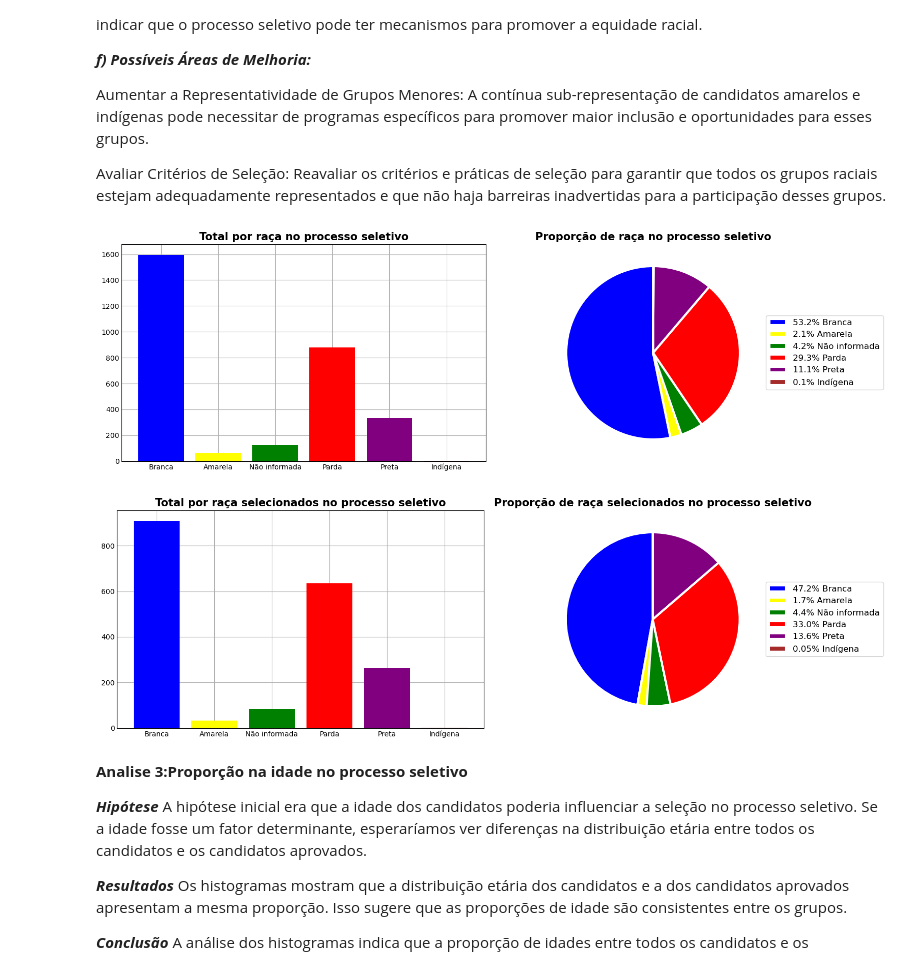
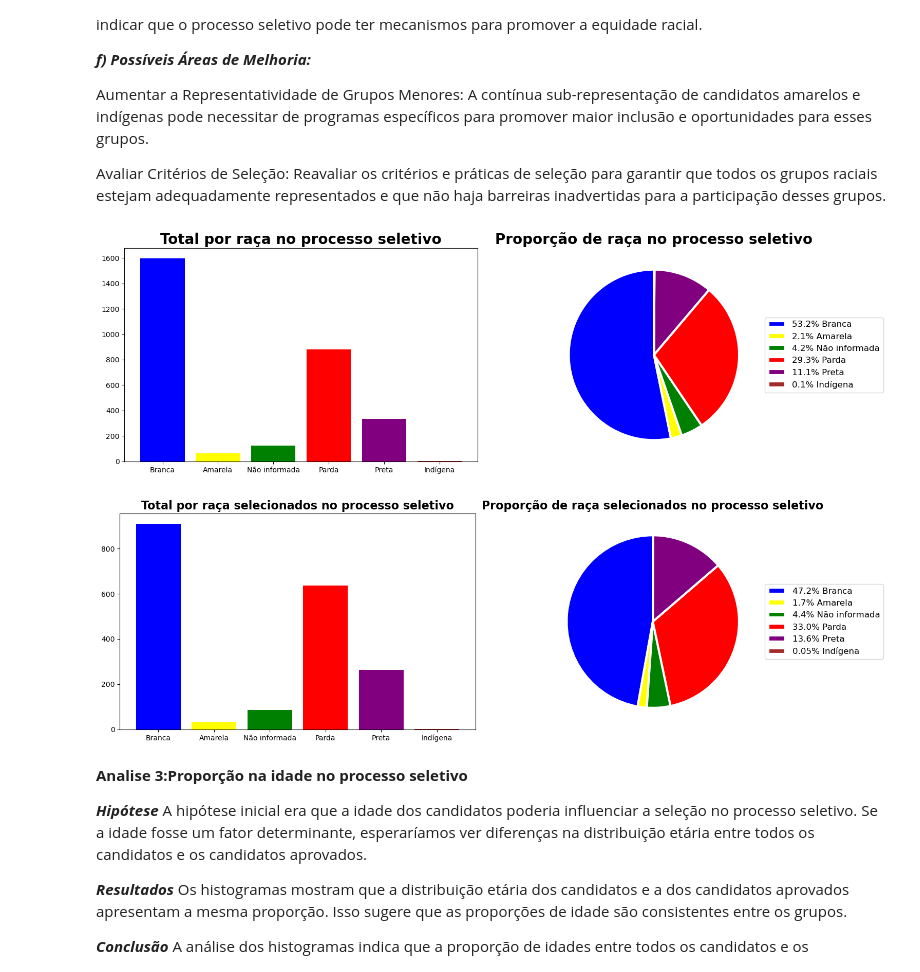
Before and after one commit to CesarMancioSilva/analise_processo_seletivo, a Jupyter notebook: Analise.ipynb, the cells around one changed output. Cells and saved outputs as stored; diff of their text form; code cells hidden in the pictures.

```diff
--- a/Analise.ipynb
+++ b/Analise.ipynb
@@ -47,7 +47,7 @@ k = [homem_aprovado,mulher_aprovado]
 
 fig, ax = plt.subplots(1, 2, figsize=(14, 4))
 ax[0].bar(x, y, color=['blue','red'])
-ax[0].set_title('Total de homens e mulheres no processo seletivo')
+ax[0].set_title('Total de candidatos no processo seletivo',fontsize=16,fontweight='bold')
 
 wedges, texts, autotexts = ax[1].pie(y, labels=x, autopct='%1.1f%%', startangle=90,wedgeprops={'linewidth': 3.0, 'edgecolor': 'white'},colors=['blue','red'])
 ax[1].legend(wedges, x, loc="center left", bbox_to_anchor=(1, 0, 0.5, 1),fontsize='large')
@@ -57,14 +57,14 @@ for autotext in autotexts:
     autotext.set_fontweight('bold')
 for text in texts:
     text.set_color('white')
-ax[1].set_title('Proporção de homens e mulheres no processo seletivo')
+ax[1].set_title('Proporção de candidatos no processo seletivo',fontsize=16,fontweight='bold')
 plt.tight_layout()
 plt.show()
 
 
 fig, ax = plt.subplots(1, 2, figsize=(14, 4))
 ax[0].bar(x, k, color=['blue','red'])
-ax[0].set_title('Total de homens e mulheres aprovados no processo seletivo')
+ax[0].set_title('Total aprovados no processo seletivo',fontsize=16,fontweight='bold')
 
 wedges, texts, autotexts = ax[1].pie(k, labels=x, autopct='%1.1f%%', startangle=90,wedgeprops={'linewidth': 3.0, 'edgecolor': 'white'},colors=['blue','red'])
 ax[1].legend(wedges, x, loc="center left", bbox_to_anchor=(1, 0, 0.5, 1),fontsize='large')
@@ -74,7 +74,7 @@ for autotext in autotexts:
     autotext.set_fontweight('bold')
 for text in texts:
     text.set_color('white')
-ax[1].set_title('Proporção de homens e mulheres aprovados no processo seletivo')
+ax[1].set_title('Proporção de aprovados no processo seletivo',fontsize=16,fontweight='bold')
 plt.tight_layout()
 plt.show()
 # %% [output]
@@ -136,7 +136,7 @@ result = [len(raça_Branca),len(raça_Amarela),len(raça_NI),len(raça_Parda),le
 
 fig, ax = plt.subplots(1, 2, figsize=(16, 5))
 ax[0].bar(raças,result,color=['blue','yellow','green','red','purple','brown'])
-ax[0].set_title('Total por raça no processo seletivo',fontsize=15,fontweight='bold')
+ax[0].set_title('Total por raça no processo seletivo',fontsize=20,fontweight='bold')
 
 wedges, texts, autotexts = ax[1].pie(result, labels=raças_prct, autopct='%1.1f%%', startangle=90,wedgeprops={'linewidth': 3.0, 'edgecolor': 'white'},colors=['blue','yellow','green','red','purple','brown'])
 ax[1].legend(wedges, raças_prct, loc="center left", bbox_to_anchor=(1, 0, 0.5, 1),fontsize='large')
@@ -150,7 +150,7 @@ for autotext in autotexts:
 
 for text in texts:
     text.set_color('white')
-ax[1].set_title('Proporção de raça no processo seletivo',fontsize=15,fontweight='bold')
+ax[1].set_title('Proporção de raça no processo seletivo',fontsize=20,fontweight='bold')
 fig.subplots_adjust()
 plt.tight_layout()
 plt.show()
@@ -158,37 +158,37 @@ plt.show()
 total_integrantes_selecionado = len(data.query('Selecionado == "Sim"'))
 prct_branca_selecionado = (len(raça_Branca.query('Selecionado == "Sim"'))*100)/total_integrantes_selecionado
 prct_amarela_selecionado = (len(raça_Amarela.query('Selecionado == "Sim"'))*100)/total_integrantes_selecionado
 prct_ni_selecionado = (len(raça_NI.query('Selecionado == "Sim"'))*100)/total_integrantes_selecionado
 prct_parda_selecionado = (len(raça_Parda.query('Selecionado == "Sim"'))*100)/total_integrantes_selecionado
 prct_preta_selecionado = (len(raça_Preta.query('Selecionado == "Sim"'))*100)/total_integrantes_selecionado
 prct_indigena_selecionado = (len(raça_Indigena.query('Selecionado == "Sim"'))*100)/total_integrantes_selecionado
 
 raças_prct_selecionado = [f'{round(prct_branca_selecionado,1)}% Branca',f'{round(prct_amarela_selecionado,1)}% Amarela',f'{round(prct_ni_selecionado,1)}% Não informada',f'{round(prct_parda_selecionado,1)}% Parda',f'{round(prct_preta_selecionado,1)}% Preta',f'{round(prct_indigena_selecionado,2)}% Indígena']
 result2 = [len(raça_Branca.query('Selecionado == "Sim"')),len(raça_Amarela.query('Selecionado == "Sim"')),len(raça_NI.query('Selecionado == "Sim"')),len(raça_Parda.query('Selecionado == "Sim"')),len(raça_Preta.query('Selecionado == "Sim"')),len(raça_Indigena.query('Selecionado == "Sim"'))]
 
 fig, bx = plt.subplots(1, 2, figsize=(16, 5))
 bx[0].bar(raças,result2,color=['blue','yellow','green','red','purple','brown'])
-bx[0].set_title('Total por raça selecionados no processo seletivo',fontsize=15,fontweight='bold')
+bx[0].set_title('Total por raça selecionados no processo seletivo',fontsize=16,fontweight='bold')
 
 wedges, texts, autotexts = bx[1].pie(result2, labels=raças_prct_selecionado, autopct='%1.1f%%', startangle=90,wedgeprops={'linewidth': 3.0, 'edgecolor': 'white'},colors=['blue','yellow','green','red','purple','brown'])
 bx[1].legend(wedges, raças_prct_selecionado, loc="center left", bbox_to_anchor=(1, 0, 0.5, 1),fontsize='large')
 for autotext in autotexts:
     autotext.set_color('white')
     autotext.set_fontsize(1)
     x, y = autotext.get_position()
     horizontal_offset = 2* x
     vertical_offset = 2 * y
     autotext.set_position((horizontal_offset, vertical_offset))
 
 for text in texts:
     text.set_color('white')
-bx[1].set_title('Proporção de raça selecionados no processo seletivo',fontsize=15,fontweight='bold')
+bx[1].set_title('Proporção de raça selecionados no processo seletivo',fontsize=16,fontweight='bold')
 fig.subplots_adjust()
 plt.tight_layout()
 plt.show()
 # %% [output]
-[figure, old version]
+[figure, new version]
-[figure, old version]
+[figure, new version]
 # %% [markdown]
 **Analise 3:Proporção na idade no processo seletivo**
 
```
Also changed, not shown: parts of 2 cells of this notebook.
